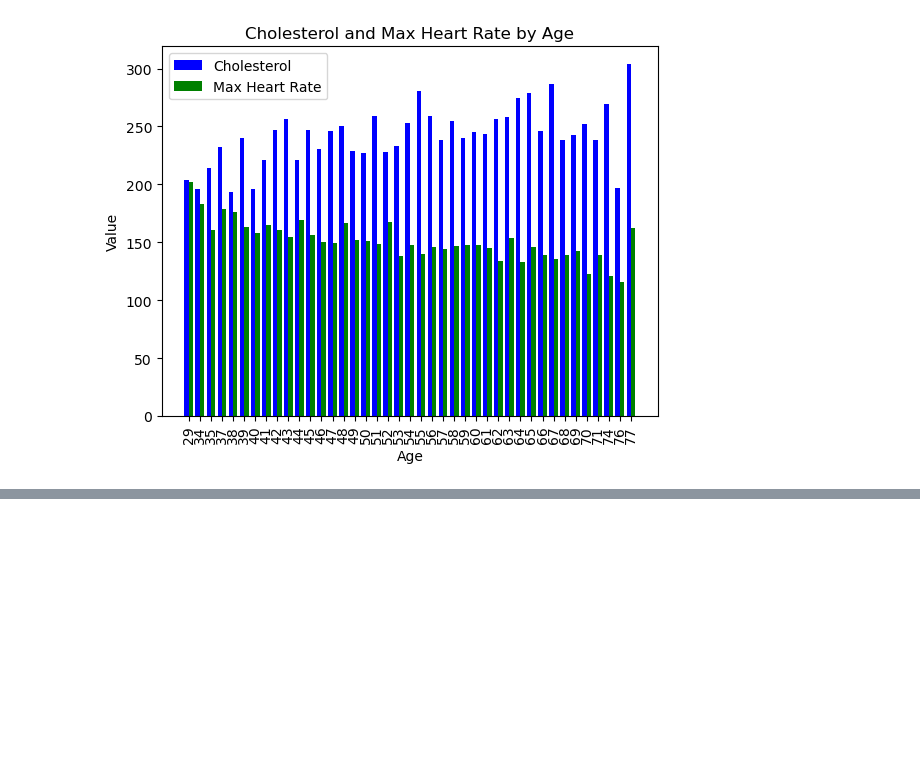
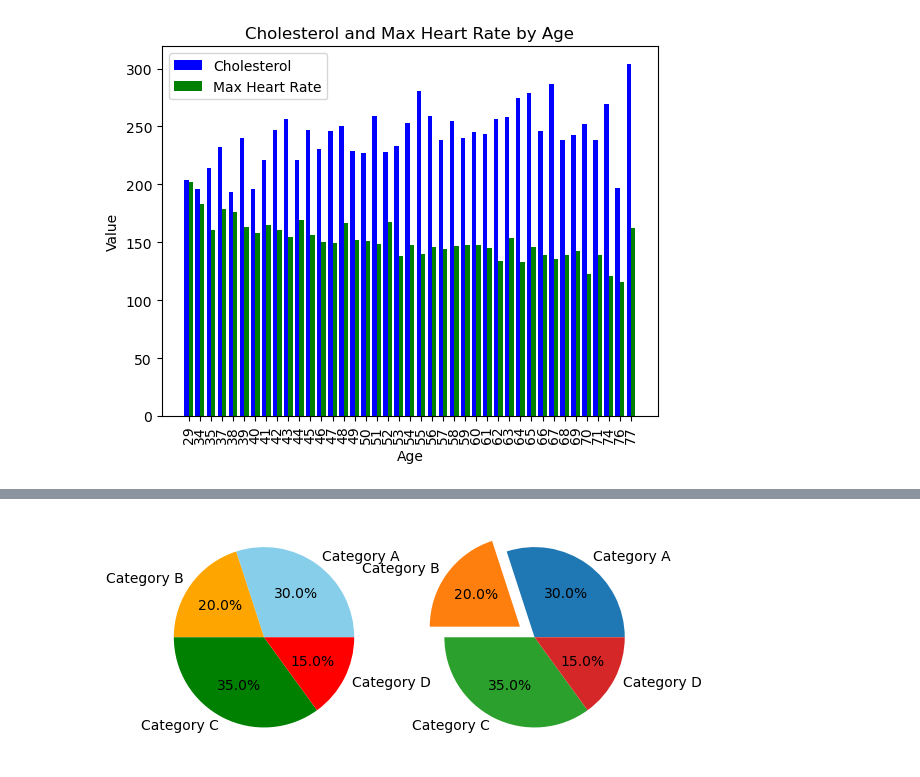
Before and after one commit to solidSnakesado/DeepLearning, a Jupyter notebook: AICE_TEST_탐색적_데이터_분석(EDA)_시각화.ipynb, the cells around one changed output, grey strips where cells are left out. Cells and saved outputs as stored; diff of their text form; code cells hidden in the pictures; blank space fills up the shorter version.

```diff
--- a/AICE_TEST_탐색적_데이터_분석(EDA)_시각화.ipynb
+++ b/AICE_TEST_탐색적_데이터_분석(EDA)_시각화.ipynb
@@ -779,0 +837,33 @@ plt.show()
+# %%
+# 추가 옵션
+# 여러 개의 파이 그래프를 하나의 그림에 배치해 비교
+
+import matplotlib.pyplot as plt
+
+
+# 데이터 준비
+categories = ["Category A", "Category B", "Category C", "Category D"]
+values = [30, 20, 35, 15]
+
+# 두 개의 그래프를 위한 서브플롯 생성
+fig, axs = plt.subplots(1, 2)
+
+# 첫 번째 파이 그래프
+axs[0].pie(
+    values,
+    labels=categories,
+    autopct="%1.1f%%",
+    colors=["skyblue", "orange", "green", "red"]
+)
+
+# 두 번째 파이 그래프 (특정 섹션 강조)
+axs[1].pie(
+    values,
+    explode=(0, 0.2, 0, 0),
+    labels=categories,
+    autopct="%1.1f%%"
+)
+
+plt.show()
+# %% [output]
+[figure, added]
```
Also changed, not shown: parts of 4 cells of this notebook.
